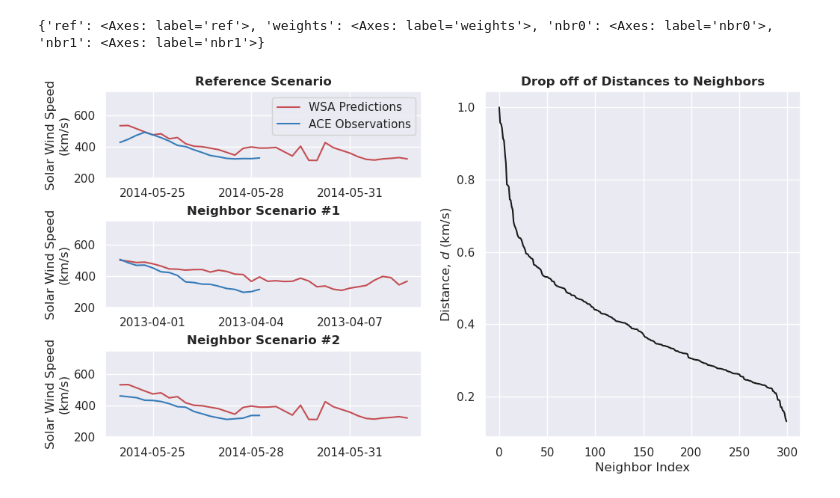
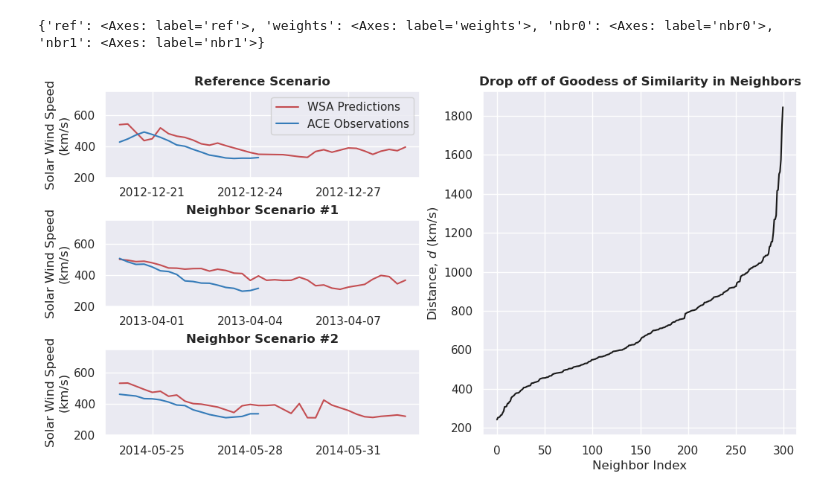
Before and after one commit to ddasilva/wsa_knn_uncertainty_v2, a Jupyter notebook: notebooks/Neighbors Example.ipynb, the cells around one changed output. Drawn from its saved outputs; the diff is of its cells as text; code cells hidden in the pictures.

```diff
--- a/notebooks/Neighbors Example.ipynb
+++ b/notebooks/Neighbors Example.ipynb
@@ -87,5 +45,6 @@ KnnUnceratintyNeighbor(before_times=array([Timestamp('2014-05-24 00:00:00'), Tim
 # %%
-weights = np.array([1/n.distance for n in nbrs])
+distances =  np.array([n.distance for n in nbrs])
+weights =1/distances
 weights /= weights.max()
 nbr_num = np.arange(len(nbrs))
 # %%
@@ -103,37 +62,36 @@ print(axes)
 ax = axes['ref']
 ax.plot(times, Vp_pred, color=red_color, label=pred_label)
 ax.plot(times[:NOBS], Vp_obs, color=blue_color, label=obs_label)
 ax.set_ylabel(speed_ylabel)
 ax.set_title('Reference Scenario', fontweight='bold')
 ax.legend(loc='upper right')
 
 for i in range(2):
     ax = axes[f'nbr{i}']
 
-    times = np.concatenate((nbrs[i].before_times, nbrs[i].after_times))
-    Vp_pred = np.concatenate((nbrs[i].before_pred, nbrs[i].after_pred))
+    cur_times = np.concatenate((nbrs[i].before_times, nbrs[i].after_times))
+    cur_Vp_pred = np.concatenate((nbrs[i].before_pred, nbrs[i].after_pred))
 
-    ax.plot(times, Vp_pred, color=red_color, label=pred_label)
+    ax.plot(cur_times, cur_Vp_pred, color=red_color, label=pred_label)
     ax.plot(nbrs[i].before_times, nbrs[i].before_obs, color=blue_color, label=obs_label)
     ax.set_ylabel(speed_ylabel)
     ax.set_title(f'Neighbor Scenario #{i+1}', fontweight='bold')
 
 for ax_code in ['ref', 'nbr0', 'nbr1']:
     ax = axes[ax_code]
     ax.set_yticks([200, 400, 600])
     ax.set_ylim(200, 750)
     ax.xaxis.set_major_locator(mdates.DayLocator(interval=3))
 
-
 ax = axes['weights']
-ax.plot(nbr_num, weights, color=black_color)
+ax.plot(nbr_num, distances, color=black_color)
 ax.set_ylabel('Distance, $d$ (km/s)')
 ax.set_xlabel('Neighbor Index')
 #ax.set_ylim(0, 1)
-ax.set_title('Drop off of Distances to Neighbors', fontweight='bold')
+ax.set_title('Drop off of Goodess of Similarity in Neighbors', fontweight='bold')
 
 plt.subplots_adjust(wspace=0.2, hspace=.5)
 fig.savefig('plots/neighbors_example.png', dpi=300)
 # %% [output]
 {'ref': <Axes: label='ref'>, 'weights': <Axes: label='weights'>, 'nbr0': <Axes: label='nbr0'>, 'nbr1': <Axes: label='nbr1'>}
-[figure, old version]
+[figure, new version]
```
Also changed, not shown: parts of 4 cells of this notebook, 1 other file.
